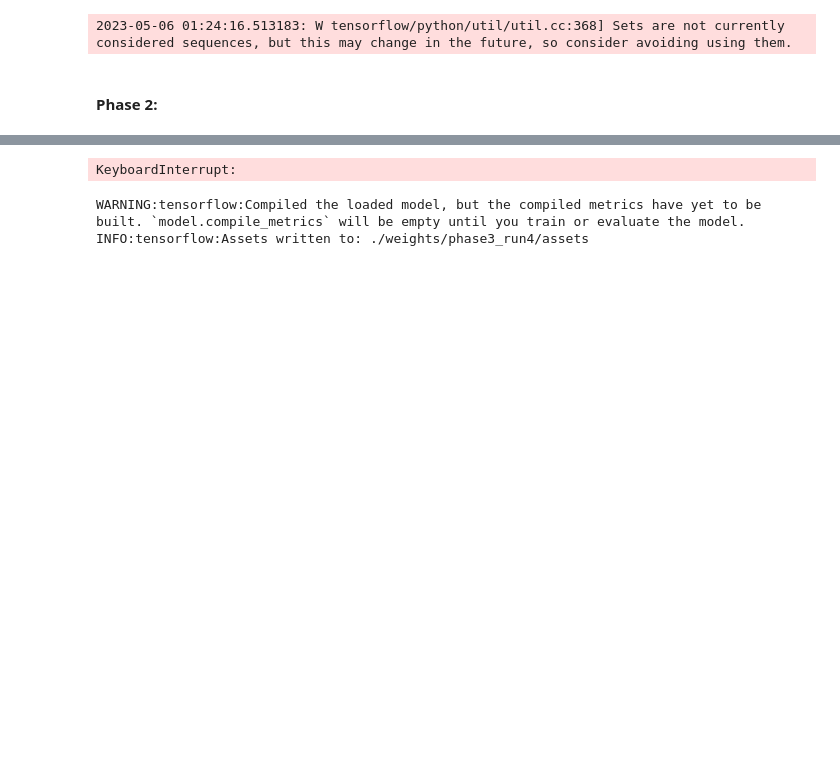
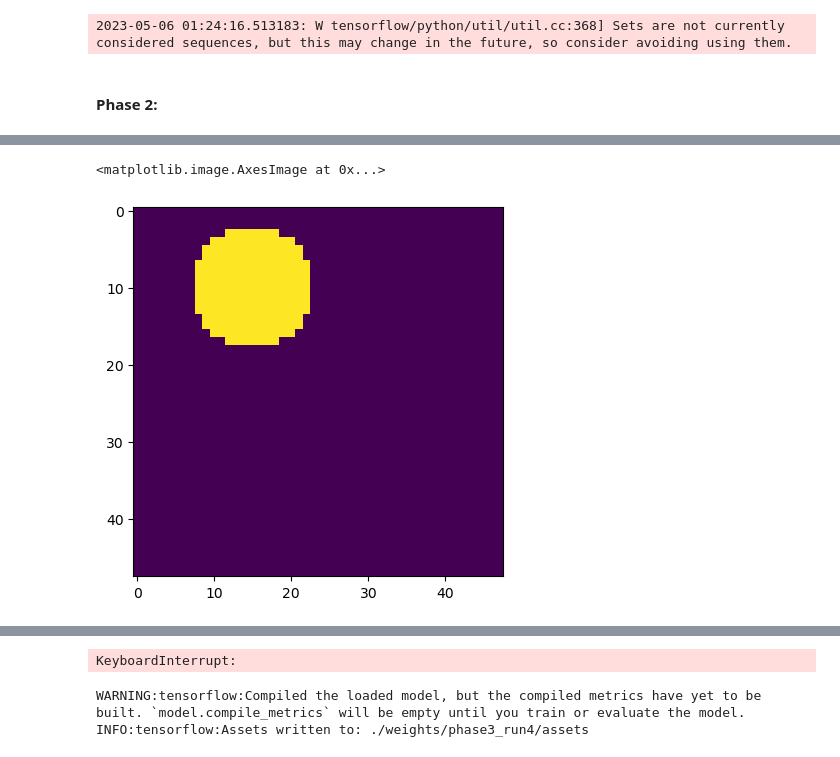
Before and after one commit to wz-ml/cellularimages, a Jupyter notebook: main.ipynb, the cells around one changed output, grey strips where cells are left out. Drawn from its saved outputs; the diff is of its cells as text; code cells hidden in the pictures; blank space fills up the shorter version.

```diff
--- a/main.ipynb
+++ b/main.ipynb
@@ -379,0 +425,16 @@ with trange(EPOCHS) as pbar:
+# %%
+xx, yy = np.mgrid[:HYPERPARAMS['map_width'], :HYPERPARAMS['map_height']]
+# circles contains the squared distance to the (100, 100) point
+# we are just using the circle equation learnt at school
+max_x = round(HYPERPARAMS['map_width'] * 0.8)
+min_x = round(HYPERPARAMS['map_width'] * 0.2)
+max_y = round(HYPERPARAMS['map_height'] * 0.8)
+min_y = round(HYPERPARAMS['map_height'] * 0.2)
+
+center_coords = (random.randint(min_x, max_x), random.randint(min_y, max_y))
+radius = random.randint(3, 8)
+circle = ((yy - center_coords[0]) ** 2 + (xx - center_coords[1]) ** 2) < radius**2
+plt.imshow(circle)
+# %% [output]
+<matplotlib.image.AxesImage at 0x...>
+[figure, added]
```
Also changed, not shown: parts of 18 cells of this notebook, 9 other files.
